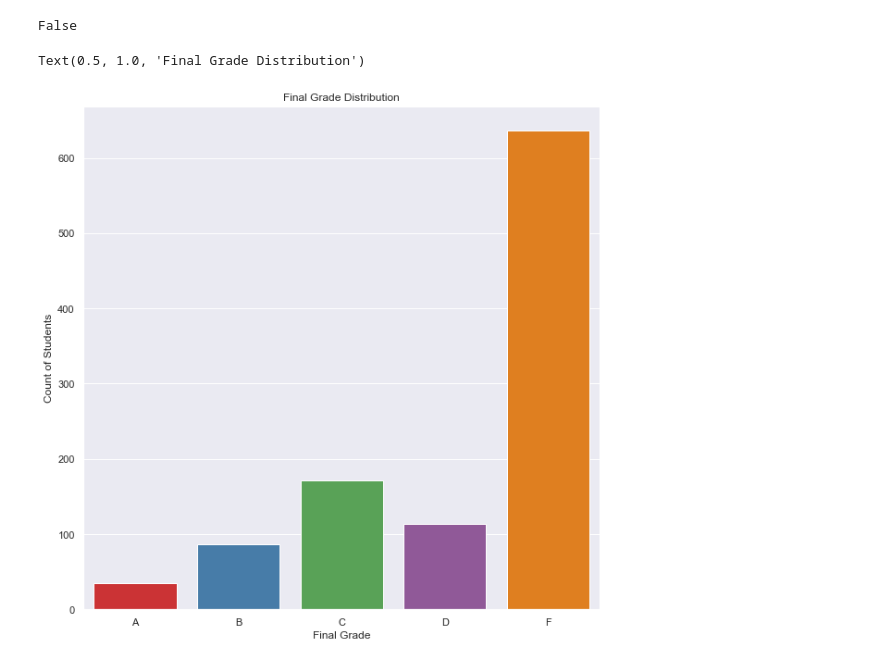
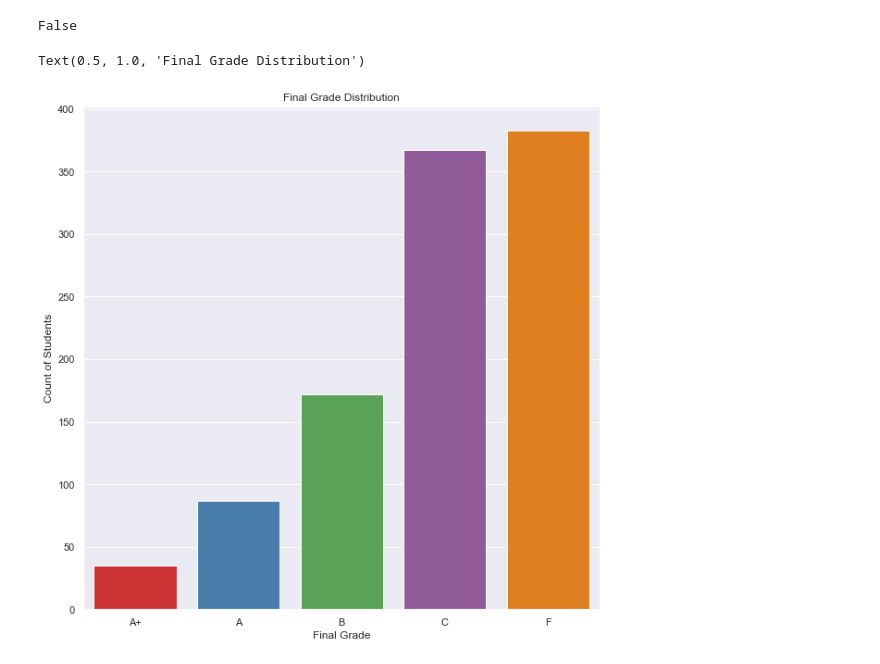
Before and after one commit to lekshmicnair/Final-Project, a Jupyter notebook: machine_learning_student_analysis.ipynb, the cells around one changed output. Drawn from its saved outputs; the diff is of its cells as text; code cells hidden in the pictures.

Commit message:
grade grouping as per Portugal grading standards

```diff
--- a/machine_learning_student_analysis.ipynb
+++ b/machine_learning_student_analysis.ipynb
@@ -110,11 +110,11 @@ student_data_df.columns = ['school','sex','age','address','family_size','parents
 # %%
 # Create final grade column for letter grades A:18-20 B:16-17 C:14-15 D:12-13 & F<12
 student_data_df['final_letter_grade'] = 'None'
-student_data_df.loc[(student_data_df.final_score >= 18) & (student_data_df.final_score <= 20), 'final_letter_grade'] = 'A'
-student_data_df.loc[(student_data_df.final_score >= 16) & (student_data_df.final_score <= 17), 'final_letter_grade'] = 'B'
-student_data_df.loc[(student_data_df.final_score >= 14) & (student_data_df.final_score <= 15), 'final_letter_grade'] = 'C'
-student_data_df.loc[(student_data_df.final_score >= 12) & (student_data_df.final_score <= 13), 'final_letter_grade'] = 'D'
-student_data_df.loc[(student_data_df.final_score >= 0) & (student_data_df.final_score <= 12), 'final_letter_grade'] = 'F'
+student_data_df.loc[(student_data_df.final_score >= 18) & (student_data_df.final_score <= 20), 'final_letter_grade'] = 'A+'
+student_data_df.loc[(student_data_df.final_score >= 16) & (student_data_df.final_score <= 17), 'final_letter_grade'] = 'A'
+student_data_df.loc[(student_data_df.final_score >= 14) & (student_data_df.final_score <= 15), 'final_letter_grade'] = 'B'
+student_data_df.loc[(student_data_df.final_score >= 10) & (student_data_df.final_score <= 13), 'final_letter_grade'] = 'C'
+student_data_df.loc[(student_data_df.final_score >= 0) & (student_data_df.final_score <= 10), 'final_letter_grade'] = 'F'
 student_data_df
 # %% [output]
 |  | school | sex | age | address | family_size | parents_status | mother_education | father_education | ... |
@@ -138,11 +138,11 @@ False
 # %%
 # Final grade plot
 sns.set_theme(style="darkgrid")
 plt.figure(figsize=(10,10))
-sns.countplot(student_data_df.final_letter_grade,order=["A","B","C","D","F"], palette='Set1')
+sns.countplot(student_data_df.final_letter_grade,order=["A+","A","B","C","F"], palette='Set1')
 plt.xlabel('Final Grade')
 plt.ylabel('Count of Students')
 plt.title('Final Grade Distribution')
 # %% [output]
 Text(0.5, 1.0, 'Final Grade Distribution')
-[figure, old version]
+[figure, new version]
```
